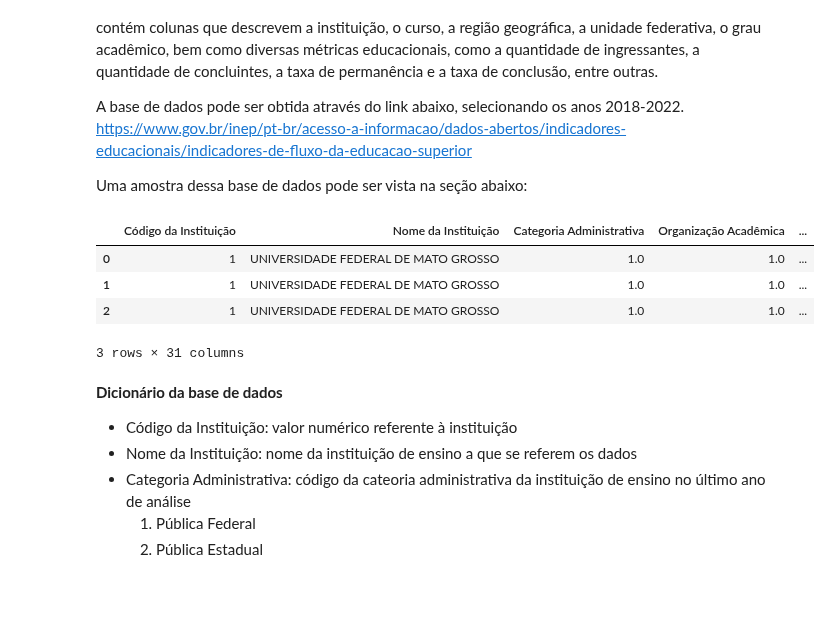
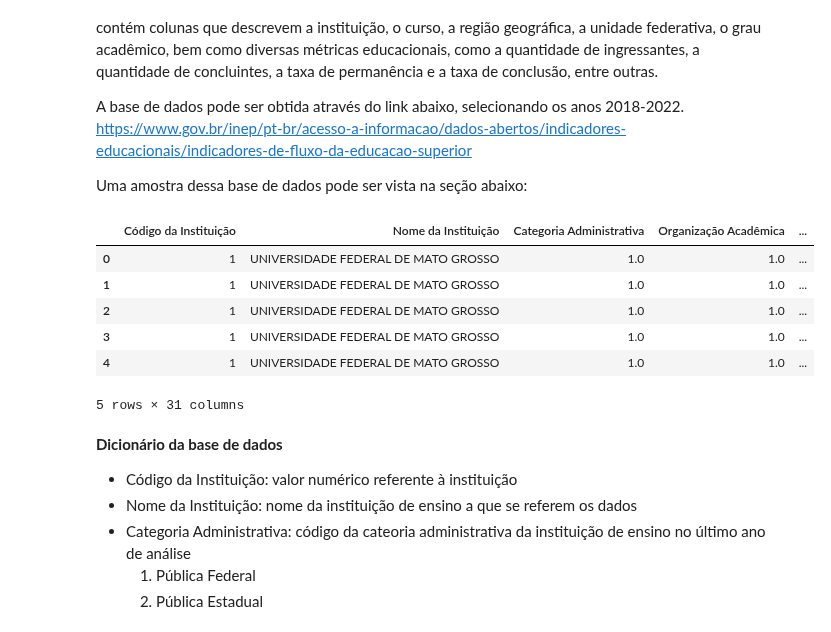
Before and after one commit to carneirogabrielly/Projeto-Microdados, a Jupyter notebook: Gabi.ipynb, the cells around one changed output. Drawn from its saved outputs; the diff is of its cells as text; code cells hidden in the pictures; blank space fills up the shorter version.

```diff
--- a/Gabi.ipynb
+++ b/Gabi.ipynb
@@ -33,13 +33,15 @@ https://www.gov.br/inep/pt-br/acesso-a-informacao/dados-abertos/indicadores-educ
 Uma amostra dessa base de dados pode ser vista na seção abaixo:
 # %%
 df = pd.read_excel('indicadores_trajetoria_educacao_superior_2018_2022.xlsx')
-df.head(3)
+df.head()
 # %% [output]
 |  | Código da Instituição | Nome da Instituição | Categoria Administrativa | Organização Acadêmica | ... |
 | 0 | 1 | UNIVERSIDADE FEDERAL DE MATO GROSSO | 1.0 | 1.0 | ... |
 | 1 | 1 | UNIVERSIDADE FEDERAL DE MATO GROSSO | 1.0 | 1.0 | ... |
 | 2 | 1 | UNIVERSIDADE FEDERAL DE MATO GROSSO | 1.0 | 1.0 | ... |
+| 3 | 1 | UNIVERSIDADE FEDERAL DE MATO GROSSO | 1.0 | 1.0 | ... |
+| 4 | 1 | UNIVERSIDADE FEDERAL DE MATO GROSSO | 1.0 | 1.0 | ... |
-3 rows × 31 columns
+5 rows × 31 columns
 # %% [markdown]
 **Dicionário da base de dados**
 
```
Also changed, not shown: parts of 1 cell of this notebook.
